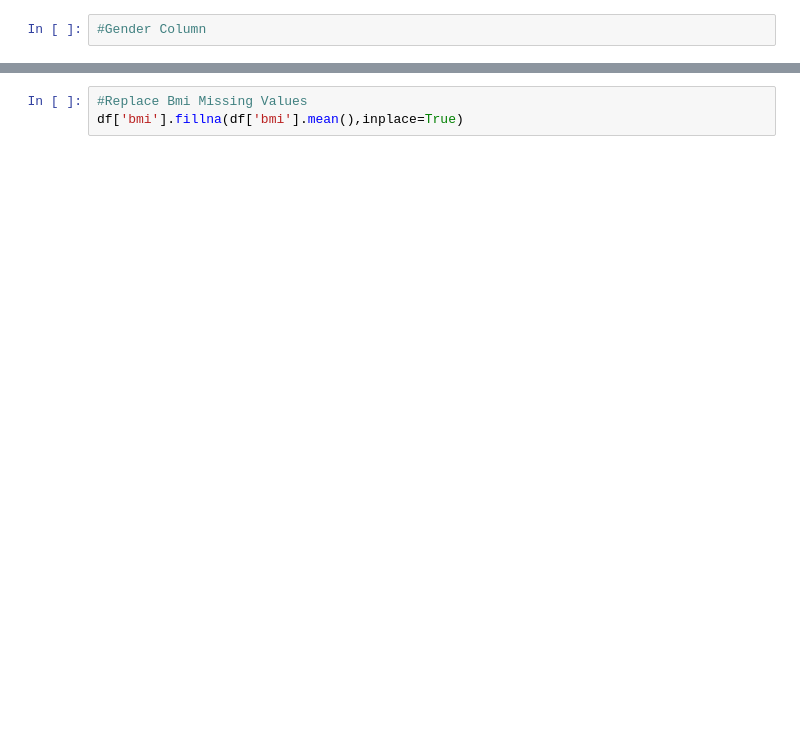
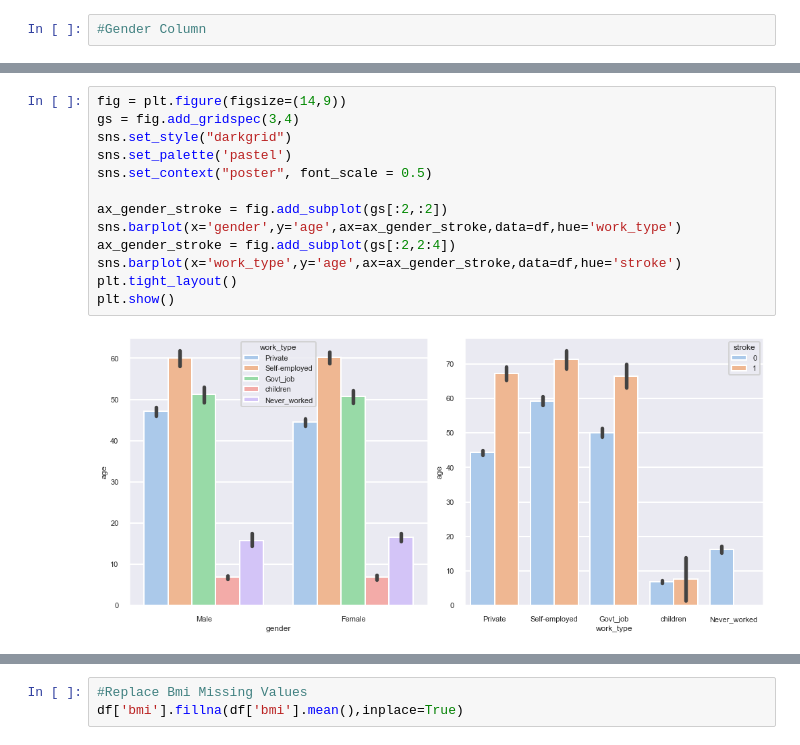
Before and after one commit to rtriders/Stroke-Prediction, a Jupyter notebook: Stroke_predict.ipynb, the cells around one changed output, grey strips where cells are left out. Cells and saved outputs as stored; diff of their text form; blank space fills up the shorter version.

```diff
--- a/Stroke_predict.ipynb
+++ b/Stroke_predict.ipynb
@@ -66,0 +82,15 @@ df['gender'].replace('Other','Male',inplace=True)
+# %%
+fig = plt.figure(figsize=(14,9))
+gs = fig.add_gridspec(3,4)
+sns.set_style("darkgrid")
+sns.set_palette('pastel')
+sns.set_context("poster", font_scale = 0.5)
+
+ax_gender_stroke = fig.add_subplot(gs[:2,:2])
+sns.barplot(x='gender',y='age',ax=ax_gender_stroke,data=df,hue='work_type')
+ax_gender_stroke = fig.add_subplot(gs[:2,2:4])
+sns.barplot(x='work_type',y='age',ax=ax_gender_stroke,data=df,hue='stroke')
+plt.tight_layout()
+plt.show()
+# %% [output]
+[figure, added]
```
Also changed, not shown: parts of 42 cells of this notebook.
